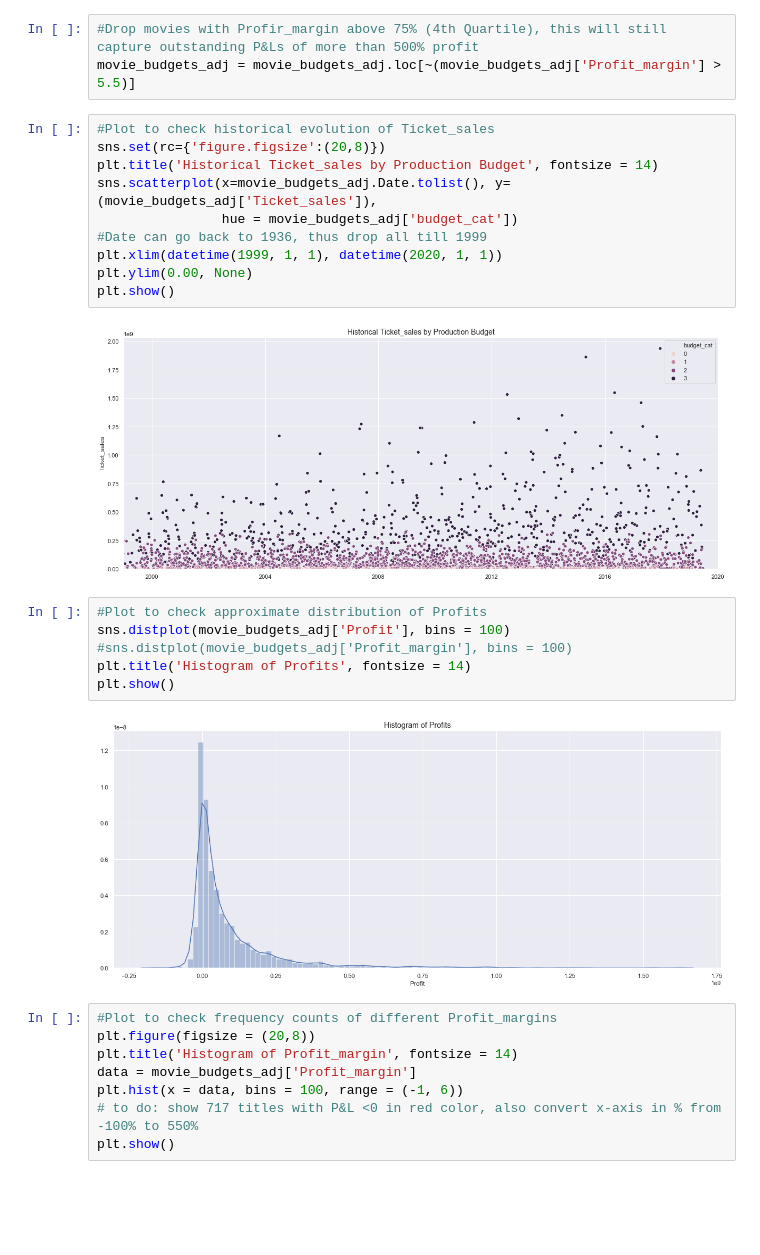
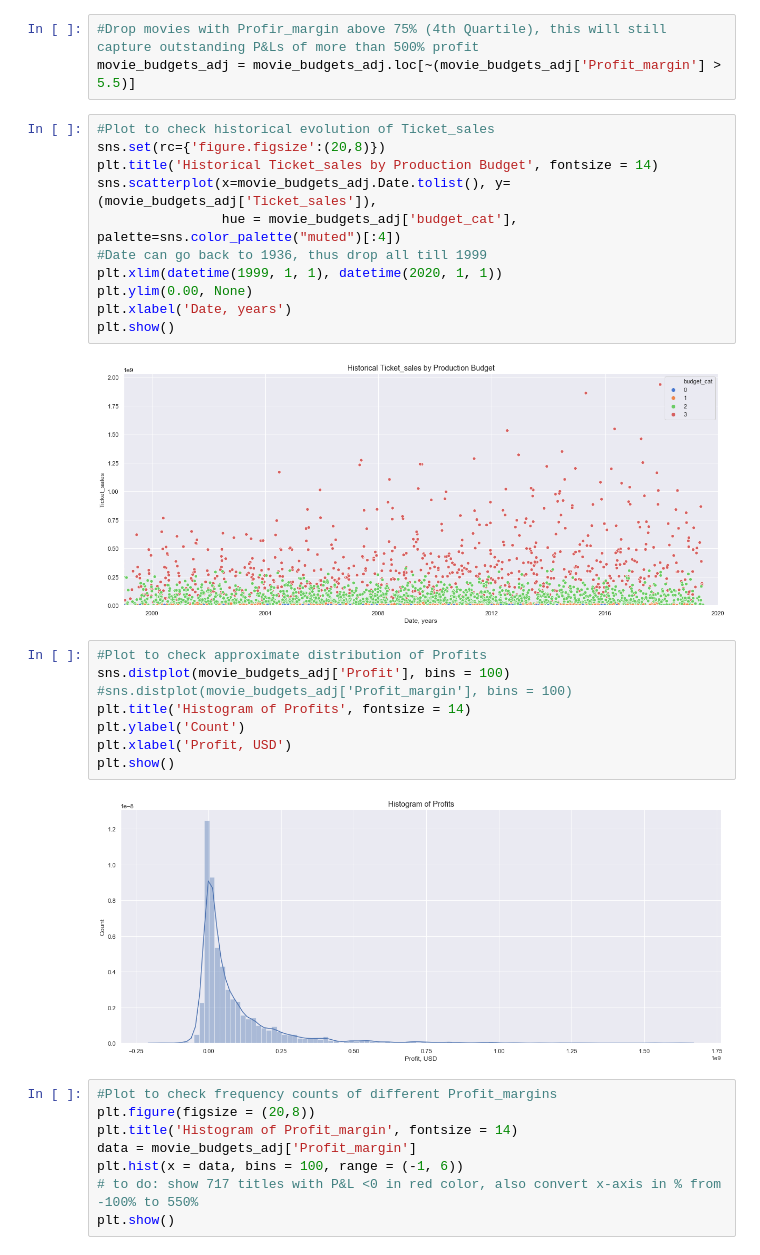
Before and after one commit to nt-ds/movie-industry-consulting-firm, a Jupyter notebook: budgets_finding.ipynb, the cells around one changed output. Saved outputs shown, nothing was run; the diff lists cells and outputs as text; blank space fills up the shorter version.

Commit message:
budget file updqte dwith 2 news charts

```diff
--- a/budgets_finding.ipynb
+++ b/budgets_finding.ipynb
@@ -105,23 +105,26 @@ movie_budgets_adj = movie_budgets_adj.loc[~(movie_budgets_adj['Profit_margin'] >
 # %%
 #Plot to check historical evolution of Ticket_sales
 sns.set(rc={'figure.figsize':(20,8)})
 plt.title('Historical Ticket_sales by Production Budget', fontsize = 14)
 sns.scatterplot(x=movie_budgets_adj.Date.tolist(), y=(movie_budgets_adj['Ticket_sales']),
-                hue = movie_budgets_adj['budget_cat'])
+                hue = movie_budgets_adj['budget_cat'], palette=sns.color_palette("muted")[:4])
 #Date can go back to 1936, thus drop all till 1999
 plt.xlim(datetime(1999, 1, 1), datetime(2020, 1, 1))
 plt.ylim(0.00, None)
+plt.xlabel('Date, years')
 plt.show()
 # %% [output]
-[figure, old version]
+[figure, new version]
 # %%
 #Plot to check approximate distribution of Profits
 sns.distplot(movie_budgets_adj['Profit'], bins = 100)
 #sns.distplot(movie_budgets_adj['Profit_margin'], bins = 100)
 plt.title('Histogram of Profits', fontsize = 14)
+plt.ylabel('Count')
+plt.xlabel('Profit, USD')
 plt.show()
 # %% [output]
-[figure, old version]
+[figure, new version]
 # %%
 #Plot to check frequency counts of different Profit_margins
 plt.figure(figsize = (20,8))
```
Also changed, not shown: 5 other files.
